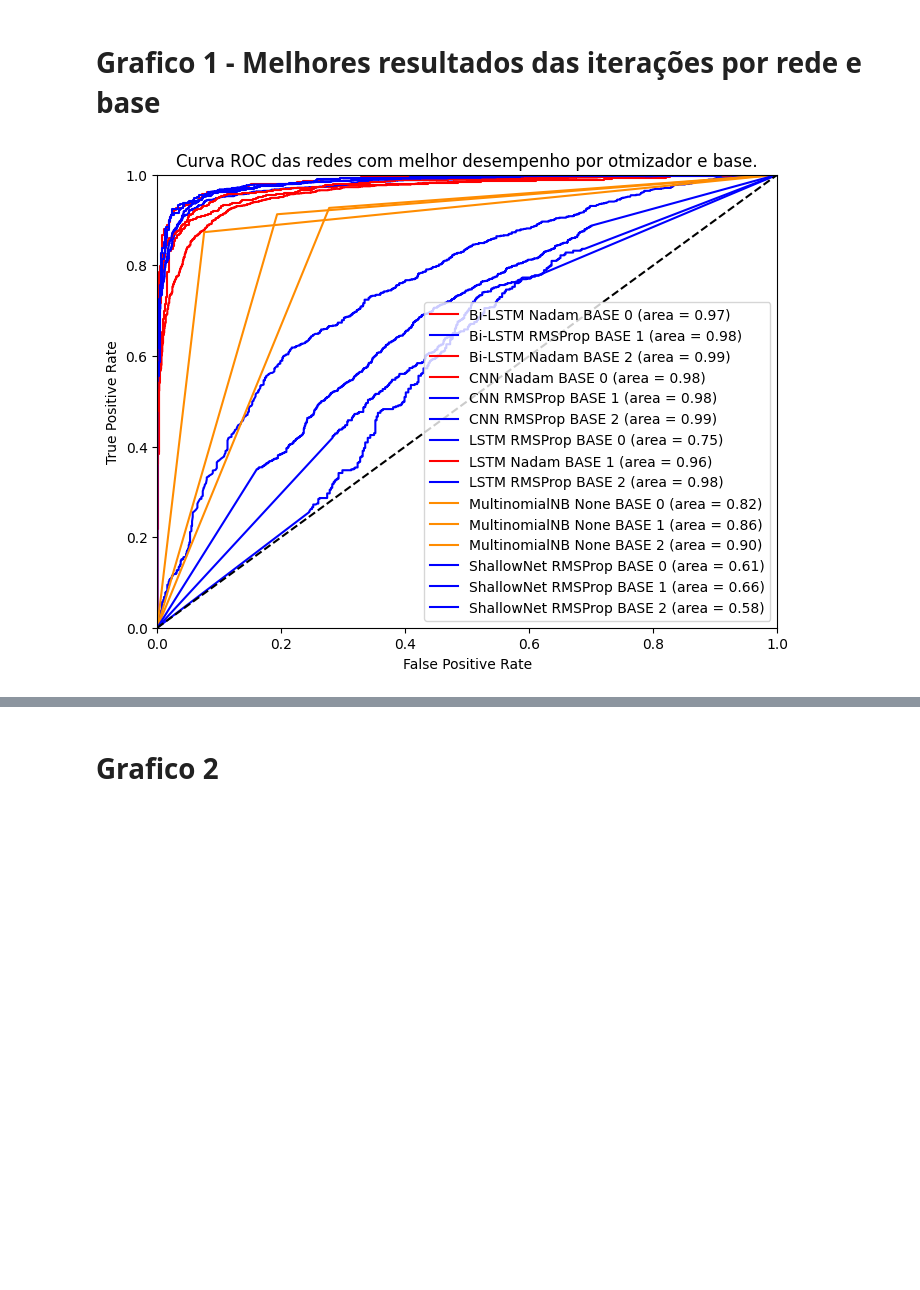
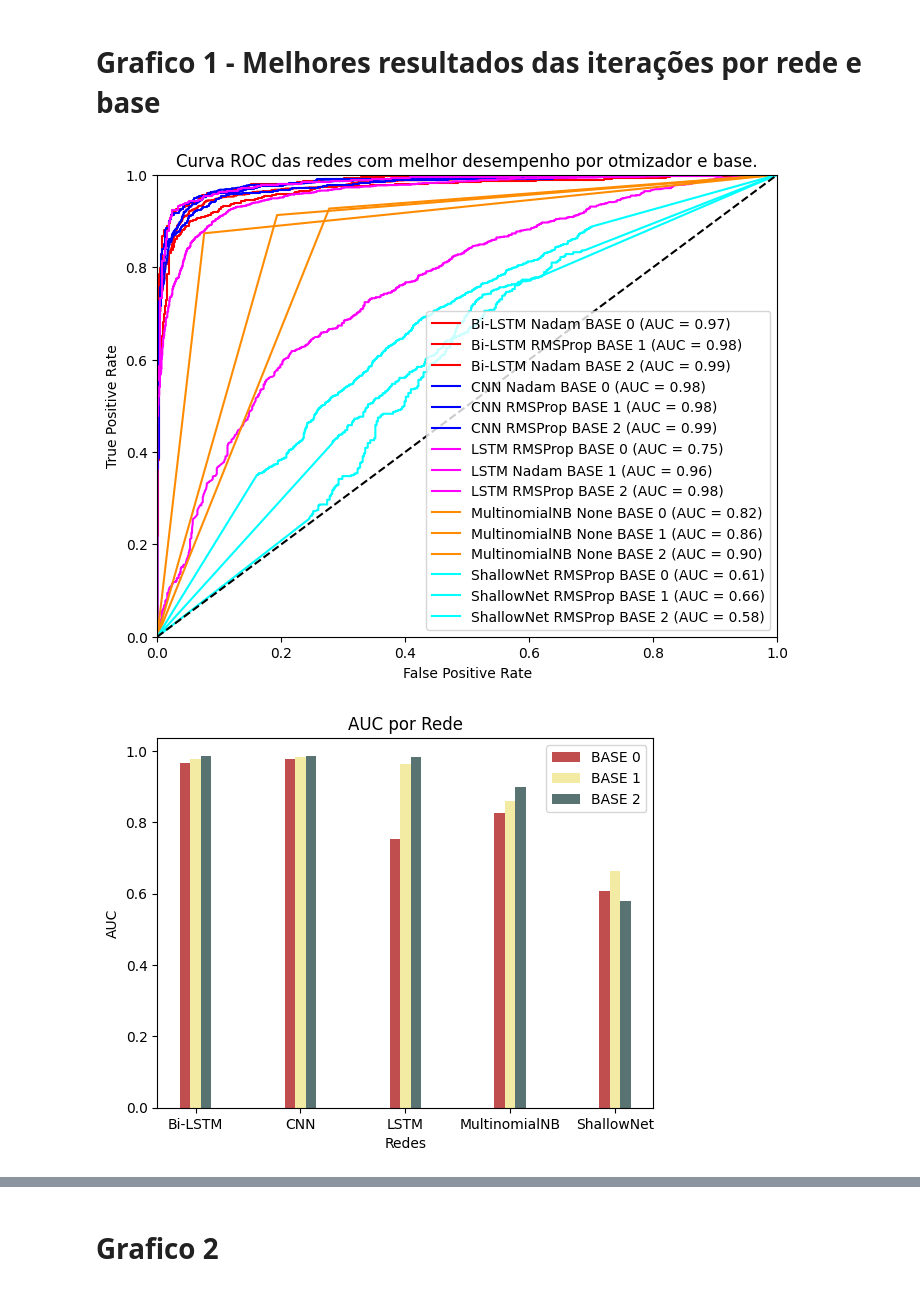
Before and after one commit to LuanPCunha/TCC, a Jupyter notebook: ProduzGraficos.ipynb, the cells around one changed output, grey strips where cells are left out. Drawn from its saved outputs; the diff is of its cells as text; code cells hidden in the pictures; blank space fills up the shorter version.

Commit message:
Grafico de barras

```diff
--- a/ProduzGraficos.ipynb
+++ b/ProduzGraficos.ipynb
@@ -22,7 +27,6 @@ import regex as re
 # Funções
 # %%
 # Plot de Gráficos
-
 
 def plot_accuracy(history, rede, base, otimizador):
     plt.figure(figsize=(6, 4), dpi=100)
@@ -56,7 +60,7 @@ def plot_loss(history, rede, base, otimizador):
 
 def plot_roc_curve(roc_curves):
     plt.figure(figsize=(8, 6), dpi=100)
-    colors = ["red", "blue", "magenta" , "darkorange" ,"aqua", "lime", "cornflowerblue"]
+    colors = ["red", "blue", "magenta" , "darkorange" ,"aqua"]
     for roc_curve in roc_curves:
 
       false_positive_rate, true_positive_rate, score = list(roc_curve[0].keys())
@@ -64,16 +68,18 @@ def plot_roc_curve(roc_curves):
       true_positive_rate = roc_curve[0][true_positive_rate]
       score = roc_curve[0][score]
 
-      if roc_curve[2] == 'Nadam':
+      if roc_curve[1] == 'Bi-LSTM':
         color = colors[0]
-      if roc_curve[2] == 'RMSProp':
+      if roc_curve[1] == 'CNN':
         color = colors[1]
-      if roc_curve[2] == 'SGD':
+      if roc_curve[1] == 'LSTM':
         color = colors[2]
-      if roc_curve[2] == None:
+      if roc_curve[1] == 'MultinomialNB':
         color = colors[3]
+      if roc_curve[1] == 'ShallowNet':
+        color = colors[4]
 
-      plt.plot(false_positive_rate, true_positive_rate, color=color, label="{0} {1} {2} (area = {3:0.2f})".format(roc_curve[1], roc_curve[2], roc_curve[3], score))
+      plt.plot(false_positive_rate, true_positive_rate, color=color, label="{0} {1} {2} (AUC = {3:0.2f})".format(roc_curve[1], roc_curve[2], roc_curve[3], score))
 
     plt.plot([0, 1], [0, 1], "k--")
     plt.xlim([0.0, 1])
@@ -189,12 +240,14 @@ Graficos1 = Graficos1.groupby(["rede","base"],as_index=False).first()
 # %%
 roc_curve_list = []
 for roc_curve, rede, otimizador, base  in zip(Graficos1.roc_curve, Graficos1.rede, Graficos1.otimizador, Graficos1.base):
   roc_curve = json.loads(roc_curve)
   roc_curve_list.append([roc_curve, rede, otimizador, base])
 
 plot_roc_curve(roc_curve_list)
+plot_roc_barras(roc_curve_list)
 # %% [output]
-[figure, old version]
+[figure, new version]
+[figure, added]
 # %%
 for confusion_matrix, rede, base in zip(Graficos1.confusion_matrix, Graficos1.rede, Graficos1.base):
   confusion_matrix = json.loads(confusion_matrix)
```
Also changed, not shown: parts of 6 cells of this notebook.
